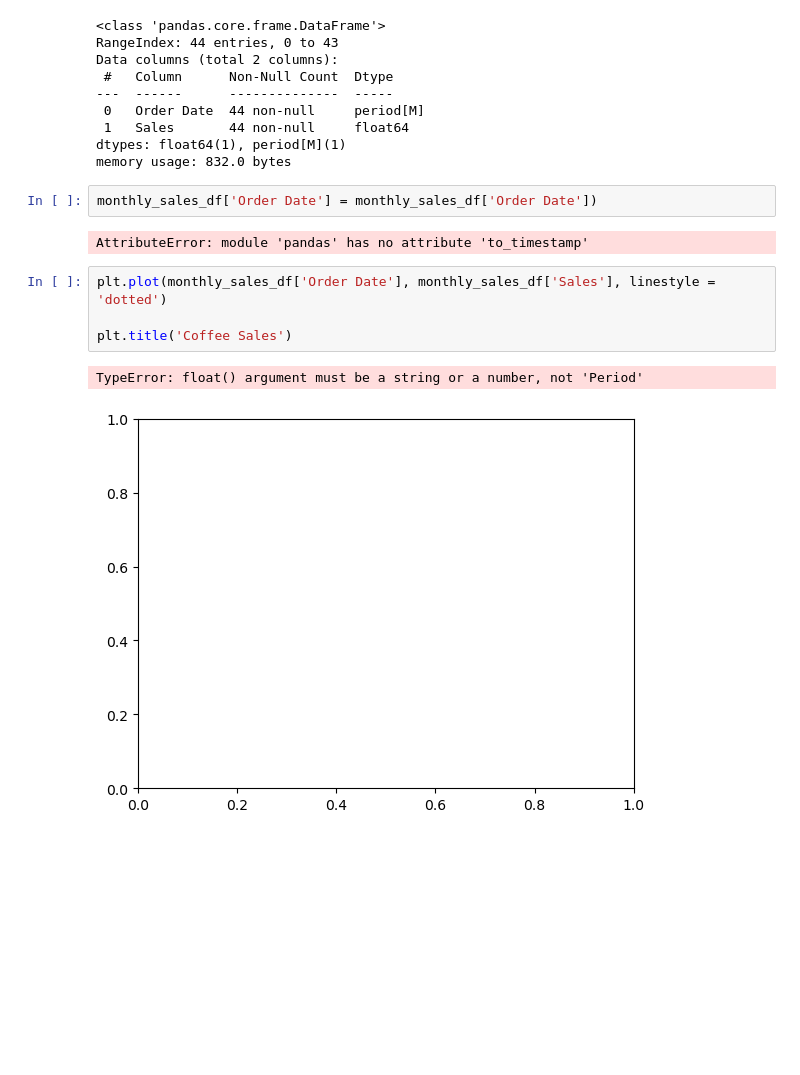
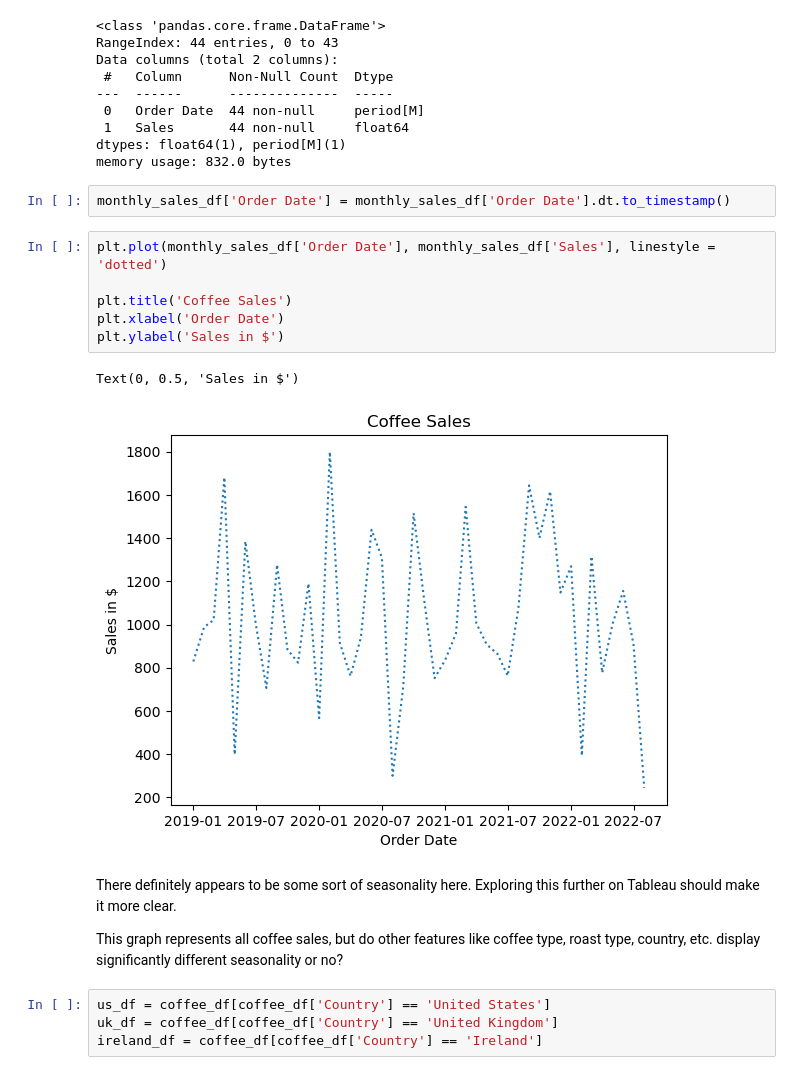
Before and after one commit to m-romanski/Coffee-Beans-Sales, a Jupyter notebook: Coffee/Untitled.ipynb, the cells around one changed output. Drawn from its saved outputs; the diff is of its cells as text; blank space fills up the shorter version.

Commit message:
More timeseries graphs

```diff
--- a/Coffee/Untitled.ipynb
+++ b/Coffee/Untitled.ipynb
@@ -265,13 +265,21 @@ Data columns (total 2 columns):
 dtypes: float64(1), period[M](1)
 memory usage: 832.0 bytes
 # %%
-monthly_sales_df['Order Date'] = monthly_sales_df['Order Date'])
+monthly_sales_df['Order Date'] = monthly_sales_df['Order Date'].dt.to_timestamp()
-# %% [output]
-AttributeError: module 'pandas' has no attribute 'to_timestamp'
 # %%
 plt.plot(monthly_sales_df['Order Date'], monthly_sales_df['Sales'], linestyle = 'dotted')
 
 plt.title('Coffee Sales')
+plt.xlabel('Order Date')
+plt.ylabel('Sales in $')
 # %% [output]
-TypeError: float() argument must be a string or a number, not 'Period'
+Text(0, 0.5, 'Sales in $')
-[figure, old version]
+[figure, new version]
+# %% [markdown]
+There definitely appears to be some sort of seasonality here. Exploring this further on Tableau should make it more clear.
+
+This graph represents all coffee sales, but do other features like coffee type, roast type, country, etc. display significantly different seasonality or no?
+# %%
+us_df = coffee_df[coffee_df['Country'] == 'United States']
+uk_df = coffee_df[coffee_df['Country'] == 'United Kingdom']
+ireland_df = coffee_df[coffee_df['Country'] == 'Ireland']
```
Also changed, not shown: parts of 11 cells of this notebook, 4 other files.
